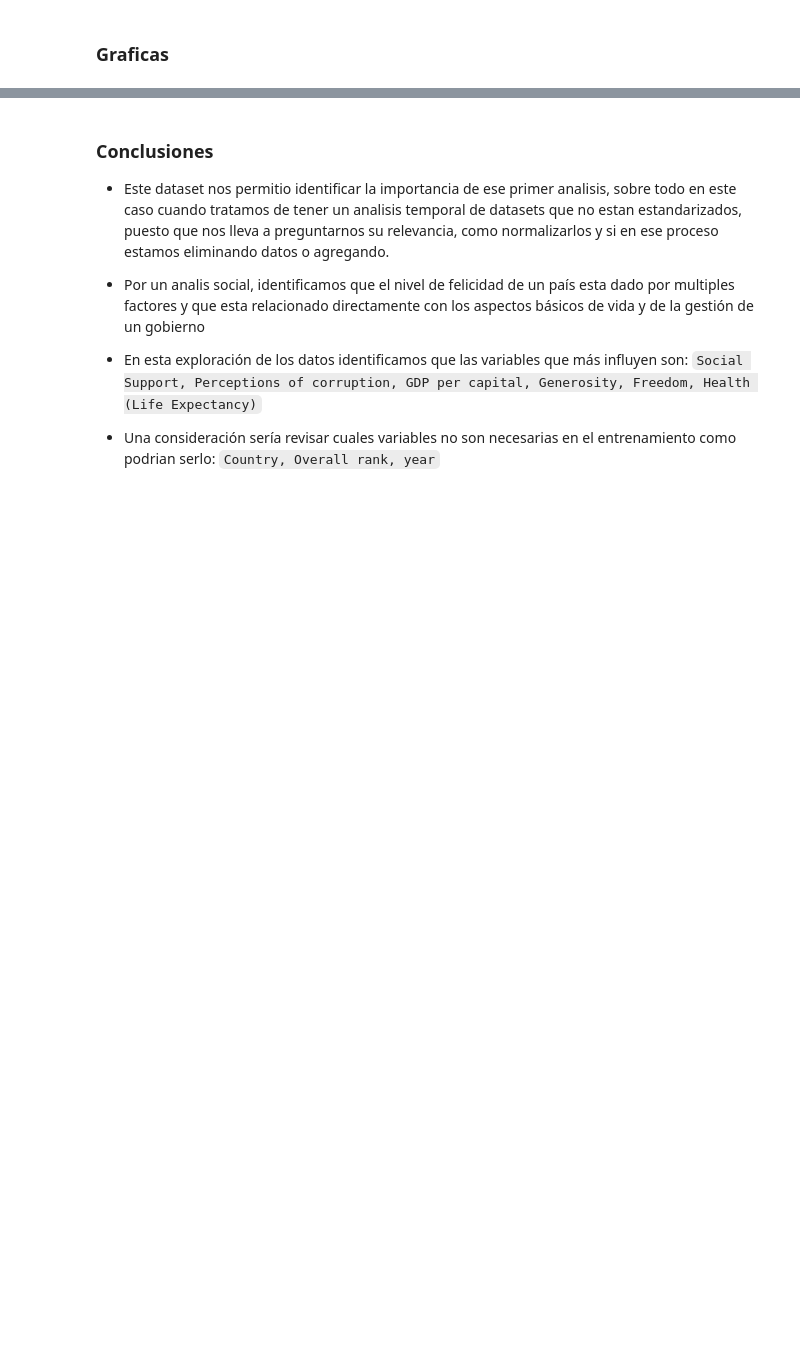
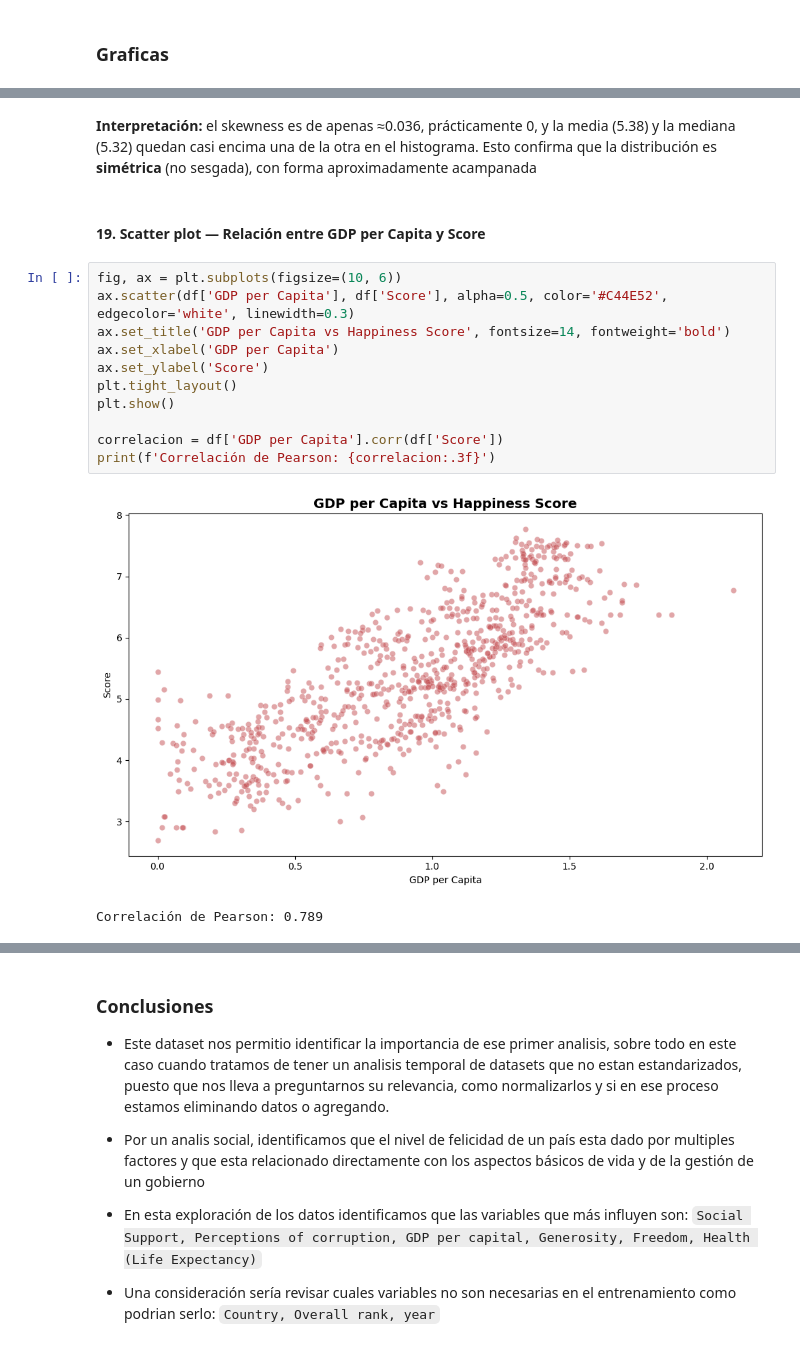
Before and after one commit to lacastrilf/Workshops-Machine-Learning, a Jupyter notebook: 01_Workshop/world_happines.ipynb, the cells around one changed output, grey strips where cells are left out. Cells and saved outputs as stored; diff of their text form; blank space fills up the shorter version.

```diff
--- a/01_Workshop/world_happines.ipynb
+++ b/01_Workshop/world_happines.ipynb
@@ -503,0 +581,18 @@ En nuestra perspectiva social encontramos acertado los valores minimos, puesto q
+# %% [markdown]
+**Interpretación:** el skewness es de apenas ≈0.036, prácticamente 0, y la media (5.38) y la mediana (5.32) quedan casi encima una de la otra en el histograma. Esto confirma que la distribución es **simétrica** (no sesgada), con forma aproximadamente acampanada
+# %% [markdown]
+#### 19. Scatter plot — Relación entre GDP per Capita y Score
+# %%
+fig, ax = plt.subplots(figsize=(10, 6))
+ax.scatter(df['GDP per Capita'], df['Score'], alpha=0.5, color='#C44E52', edgecolor='white', linewidth=0.3)
+ax.set_title('GDP per Capita vs Happiness Score', fontsize=14, fontweight='bold')
+ax.set_xlabel('GDP per Capita')
+ax.set_ylabel('Score')
+plt.tight_layout()
+plt.show()
+
+correlacion = df['GDP per Capita'].corr(df['Score'])
+print(f'Correlación de Pearson: {correlacion:.3f}')
+# %% [output]
+[figure, added]
+Correlación de Pearson: 0.789
```
Also changed, not shown: parts of 16 cells of this notebook.
